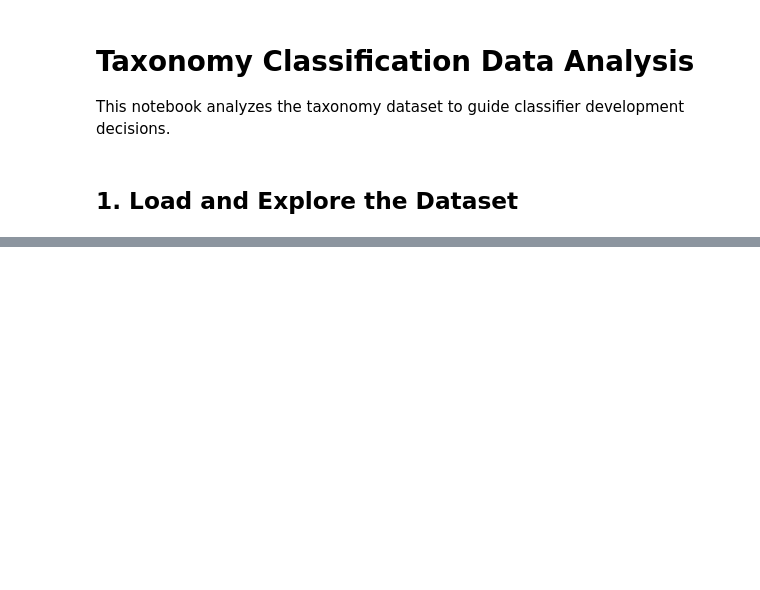
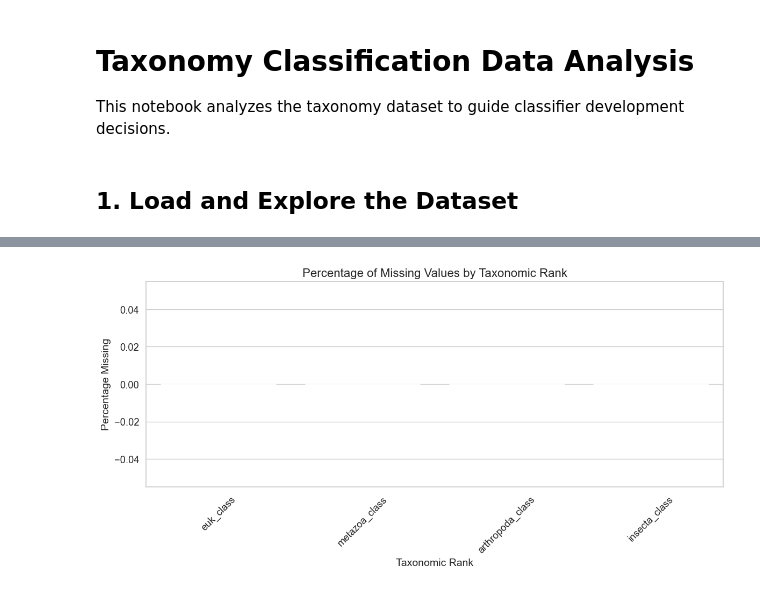
Before and after one commit to ntorqulu/taxo_classification, a Jupyter notebook: jupyter_notebooks/data_analysis.ipynb, the cells around one changed output, grey strips where cells are left out. Cells and saved outputs as stored; diff of their text form; code cells hidden in the pictures; blank space fills up the shorter version.

Commit message:
preprocessing filtering by insecta + feature extraction

```diff
--- a/jupyter_notebooks/data_analysis.ipynb
+++ b/jupyter_notebooks/data_analysis.ipynb
@@ -24,7 +24,7 @@ pd.set_option('display.max_rows', 100)
 ## 1. Load and Explore the Dataset
 # %%
 # Load the processed taxonomy data
-data_path = '../data/merged/final_taxonomy.csv'
+data_path = '../data/merged/new_classes.csv'
 df = pd.read_csv(data_path, dtype=str)
 print(f"Dataset shape: {df.shape}")
 df.head()
@@ -45,0 +48,8 @@ Unique taxonomic IDs: 252200
+# %%
+# Define taxonomy ranks
+taxonomy_ranks = ['euk_class', 'metazoa_class', 'arthropoda_class', 'insecta_class']
+# Check missing values across taxonomic rank
+missing_data = df[taxonomy_ranks].isnull().sum()
+missing_percent = (missing_data / len(df)) * 100
+missing_stats = pd.DataFrame({'Missing Values': missing_data,'Percentage': missing_percent})
+missing_stats
@@ -45,0 +62,13 @@ Unique taxonomic IDs: 252200
+# %%
+# Visualize missing values
+plt.figure(figsize=(12, 6))
+sns.barplot(x=missing_stats.index, y='Percentage', data=missing_stats)
+plt.title('Percentage of Missing Values by Taxonomic Rank', fontsize=16)
+plt.title('Percentage of Missing Values by Taxonomic Rank', fontsize=16)
+plt.ylabel('Percentage Missing', fontsize=14)
+plt.xlabel('Taxonomic Rank', fontsize=14)
+plt.xticks(rotation=45)
+plt.tight_layout()
+plt.show()
+# %% [output]
+[figure, added]
```
Also changed, not shown: parts of 28 cells of this notebook, 42 other files.
